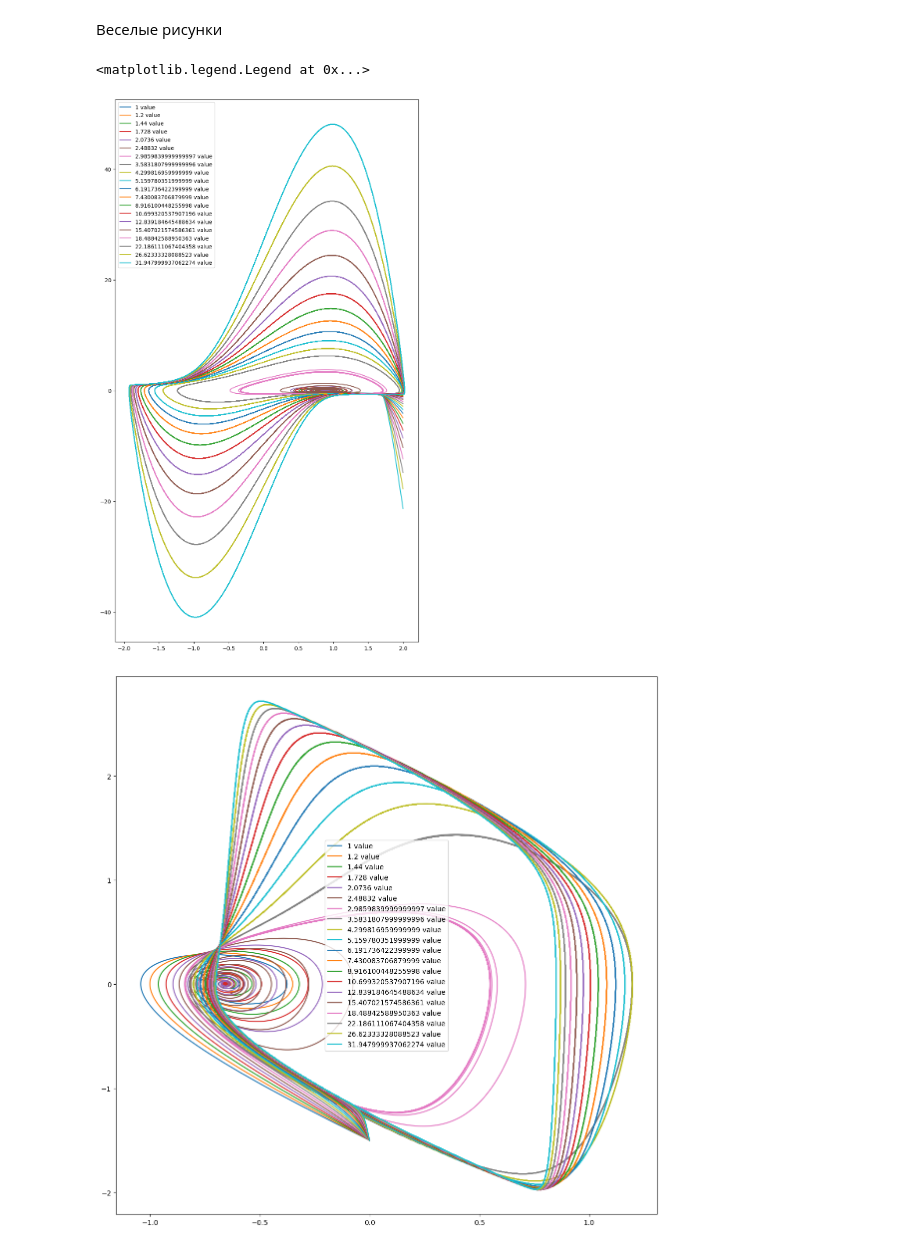
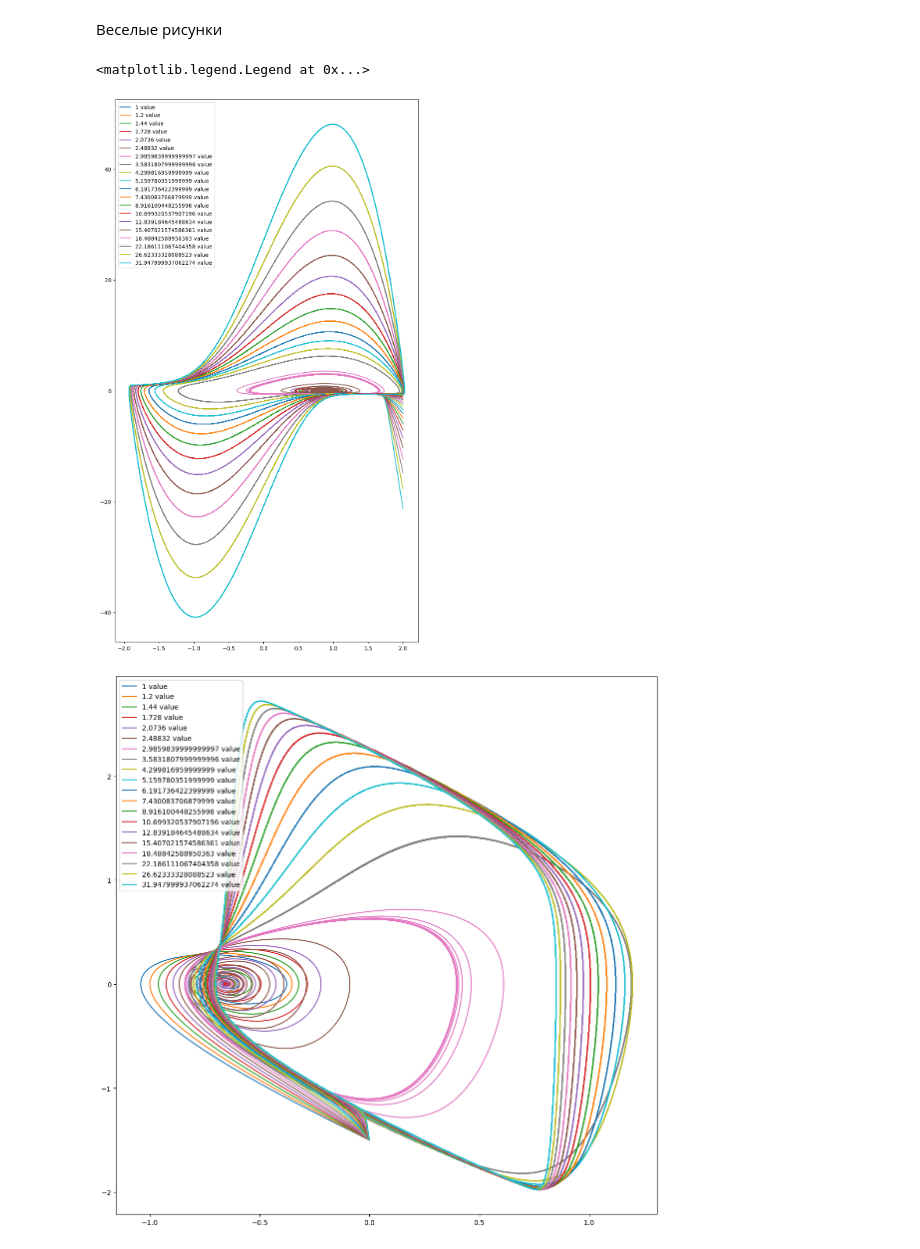
Before and after one commit to ArnautovPeter/projectPractice, a Jupyter notebook: src/old_main.ipynb, the cells around one changed output. Cells and saved outputs as stored; diff of their text form; code cells hidden in the pictures.

```diff
--- a/src/old_main.ipynb
+++ b/src/old_main.ipynb
@@ -40,18 +40,20 @@ def explicit_method(T, a, xvn, yvn, c, b):
 # %%
 """Явный метод Рунге-Кутты 4-го порядка"""
 def explicit4_method(T, a, xvn, yvn, c, b):
-    kx1 = fx(xvn, yvn, a)
-    kx2 = fx(xvn + T/2*kx1, yvn + T/2, a)
-    kx3 = fx(xvn + T/2*kx2, yvn + T/2, a)
-    kx4 = fx(xvn + T*kx3, yvn + T, a)
-    xn = xvn + T/6*(kx1 + 2 * kx2 + 2 * kx3 + kx4)
+    kx1 = T * fx(xvn, yvn, a)
+    ky1 = T * fy(xvn, yvn, c, b)
 
-    ky1 = fy(xvn, yvn, c, b)
-    ky2 = fy(xvn + T/2, yvn + T/2 * ky1, c, b)
-    ky3 = fy(xvn + T/2, yvn + T/2 * ky2, c, b)
-    ky4 = fy(xvn + T/2, yvn + T * ky3, c, b)
-    yn = yvn + T/6*(ky1 + 2 * ky2 + 2 * ky3 + ky4)
+    kx2 = T * fx(xvn + 1/2*kx1, yvn + 1/2*ky1, a)
+    ky2 = T * fy(xvn + 1/2*kx1, yvn + 1/2 * ky1, c, b)
 
+    kx3 = T * fx(xvn + 1/2*kx2, yvn + 1/2 * ky2, a)
+    ky3 = T * fy(xvn + 1/2*kx2, yvn + 1/2 * ky2, c, b)
+
+    kx4 = T * fx(xvn + 1*kx3, yvn + 1 * ky3, a)
+    ky4 = T * fy(xvn + 1*kx3, yvn + 1 * ky3, c, b)
+
+    xn = xvn + (kx1 + 2 * kx2 + 2 * kx3 + kx4)/6.0
+    yn = yvn + (ky1 + 2 * ky2 + 2 * ky3 + ky4)/6.0
     return (xn, yn)
 # %%
 """Явный метод Рунге-Кутты 5-го порядка"""
@@ -272,33 +274,33 @@ fig2 = plt.figure(figsize=(14, 14))
 px2 = fig2.add_subplot(111)
 fig3 = plt.figure(figsize=(14, 14))
 px3 = fig3.add_subplot(111)
 while a <= 32:
     c = 0.5
     b = 0.60
     # Первый элемент это x, второй y
     variables = (T, a, b, c)
     array0 = [(2, 0)]
     array1 = do_method(explicit_method, t_start, t_finish, [t_start], [(2, 0)], variables)
-    array2 = do_method(implicit2_method, t_start, t_finish, [t_start], [(2, 0)], variables)
+    array2 = do_method(explicit4_method, t_start, t_finish, [t_start], [(2, 0)], variables)
 
     arrayx1 = [i[0] for i in array1[1]]
     arrayx2 = [i[0] for i in array2[1]]
 
     # main_array.append(arrayx3)
     # print(len(array1[0]), len(array2[0]), len(arrayx1), len(arrayx2))
     # array_dif_x3 = [[i[0] for i in array3_dif]]
     # draw([array1[0], array2[0]],
     #     [arrayx1, arrayx2],
     #     [f"явный 1-го порядка {len(array1[0])}", f"неявный 2го"])
     draw_on_plot([arrayx2], [[i[0] for i in array2[2]]], [f"{a} value"], px1)
     # draw([[i[0] for i in array2[2]]], [arrayx2], [f"{a} value"])
     draw_on_plot([[i[1] for i in array2[1]]], [[i[1] for i in array2[2]]], [f"{a} value"], px2)
     draw_on_plot([arrayx2], [[i[1] for i in array2[1]]], [f"a value: {a}"], px3)
     a *= 1.2
 px1.legend()
 px2.legend()
 px3.legend()
 # %% [output]
 <matplotlib.legend.Legend at 0x...>
-[figure, old version]
+[figure, new version]
-[figure, old version]
+[figure, new version]
```
Also changed, not shown: parts of 1 cell of this notebook, 3 other files.
